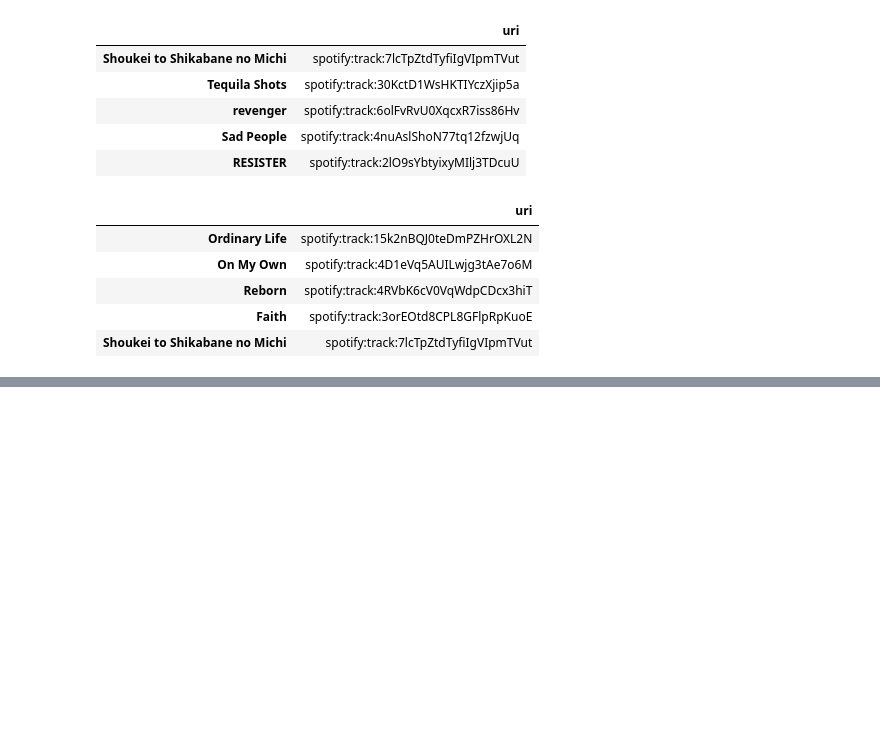
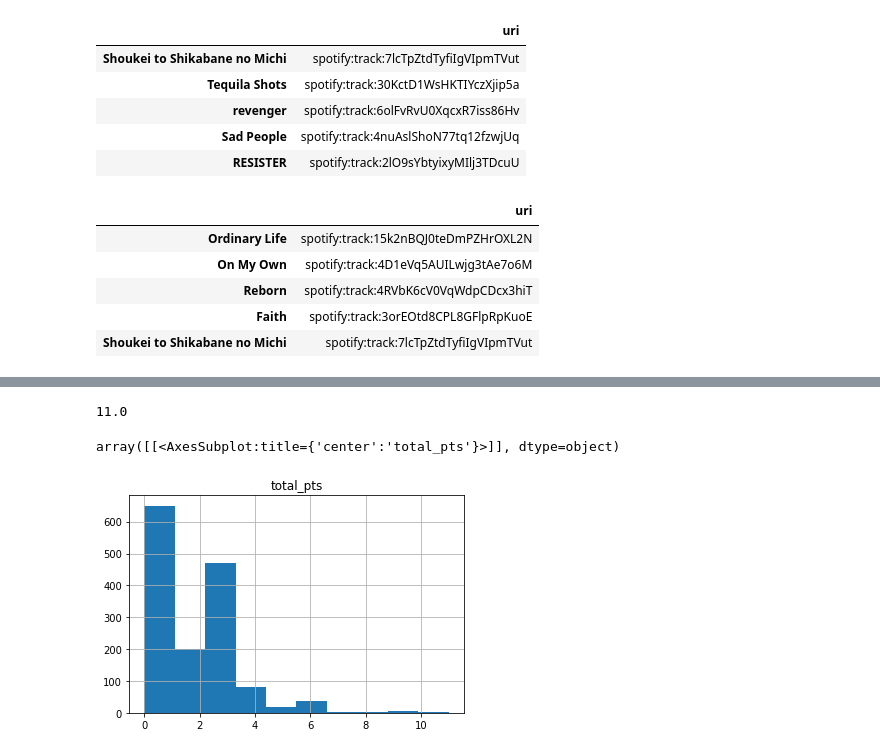
Before and after one commit to vmmadathil/spotify-acrostic, a Jupyter notebook: notebooks/01-VM-Exploring.ipynb, the cells around one changed output, grey strips where cells are left out. Cells and saved outputs as stored; diff of their text form; code cells hidden in the pictures; blank space fills up the shorter version.

```diff
--- a/notebooks/01-VM-Exploring.ipynb
+++ b/notebooks/01-VM-Exploring.ipynb
@@ -201,0 +391,8 @@ long_df['long_pts'] = 1
+# %%
+long_tuples = list(zip(artist_long_id, artist_long_names))
+
+artist_long_df = pd.DataFrame(long_tuples, columns = ['artist_id', 'artist_name'])
+
+artist_long_df['artist_long_pts'] = 1
+
+artist_long_df.head()
@@ -201,0 +416,7 @@ long_df['long_pts'] = 1
+# %%
+tracks_df = tracks_df.merge(artist_short_df, how = 'left', on = 'artist_id')
+tracks_df = tracks_df.merge(artist_med_df, how = 'left', on = 'artist_id')
+tracks_df = tracks_df.merge(artist_long_df, how = 'left', on = 'artist_id')
+
+
+tracks_df.head()
@@ -201,0 +431,16 @@ long_df['long_pts'] = 1
+# %%
+tracks_df.loc[tracks_df['artist_short_pts'] > 1, 'artist_med_pts'] = 0
+tracks_df.loc[tracks_df['artist_short_pts'] > 1, 'artist_long_pts'] = 0
+
+tracks_df.loc[tracks_df['artist_med_pts'] > 1, 'artist_long_pts'] = 0
+# %%
+tracks_df['total_pts'] = tracks_df['short_pts'] + tracks_df['med_pts'] + tracks_df['long_pts'] + tracks_df['time_pts'] + tracks_df['artist_short_pts'] + tracks_df['artist_med_pts'] + tracks_df['artist_long_pts']
+
+print(max(tracks_df['total_pts']))
+# %% [output]
+11.0
+# %%
+tracks_df.hist(column = 'total_pts')
+# %% [output]
+array([[<AxesSubplot:title={'center':'total_pts'}>]], dtype=object)
+[figure, added]
```
Also changed, not shown: parts of 27 cells of this notebook, 2 other files.
